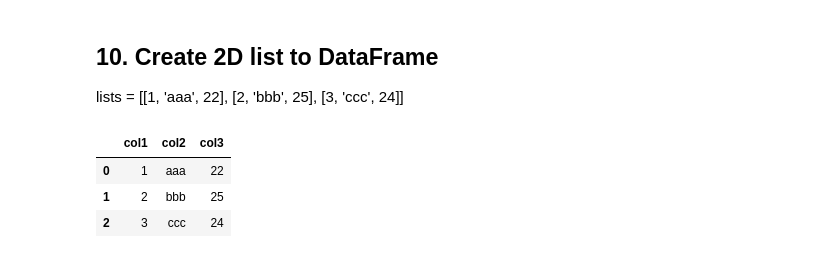
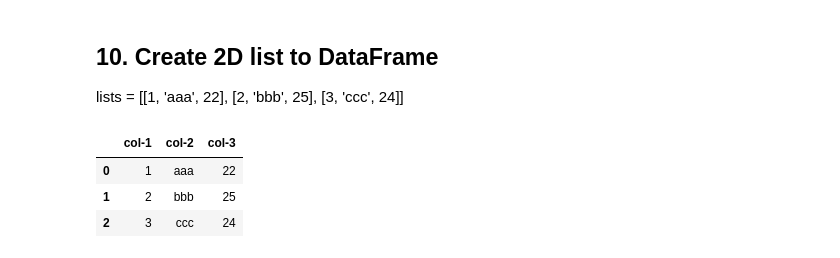
Before and after one commit to IBM-EPBL/IBM-Project-47218-1660797299, a Jupyter notebook: Assignment_1.ipynb, the cells around one changed output. Drawn from its saved outputs; the diff is of its cells as text; code cells hidden in the pictures.

```diff
--- a/Assignment_1.ipynb
+++ b/Assignment_1.ipynb
@@ -162,12 +143,11 @@ lists = [[1, 'aaa', 22],
          [3, 'ccc', 24]]
 # %%
 lists = [[1, 'aaa', 22], [2, 'bbb', 25], [3, 'ccc', 24]]
-# %%
-#2D list to DataFrame
-df = pd.DataFrame(lists, columns =['col1',"col2","col3"])
-df
-# %% [output]
-|  | col1 | col2 | col3 |
-| 0 | 1 | aaa | 22 |
-| 1 | 2 | bbb | 25 |
-| 2 | 3 | ccc | 24 |
+# %%
+a = p.DataFrame(lists, columns =['col-1',"col-2","col-3"])
+a
+# %% [output]
+|  | col-1 | col-2 | col-3 |
+| 0 | 1 | aaa | 22 |
+| 1 | 2 | bbb | 25 |
+| 2 | 3 | ccc | 24 |
```
Also changed, not shown: parts of 22 cells of this notebook.
